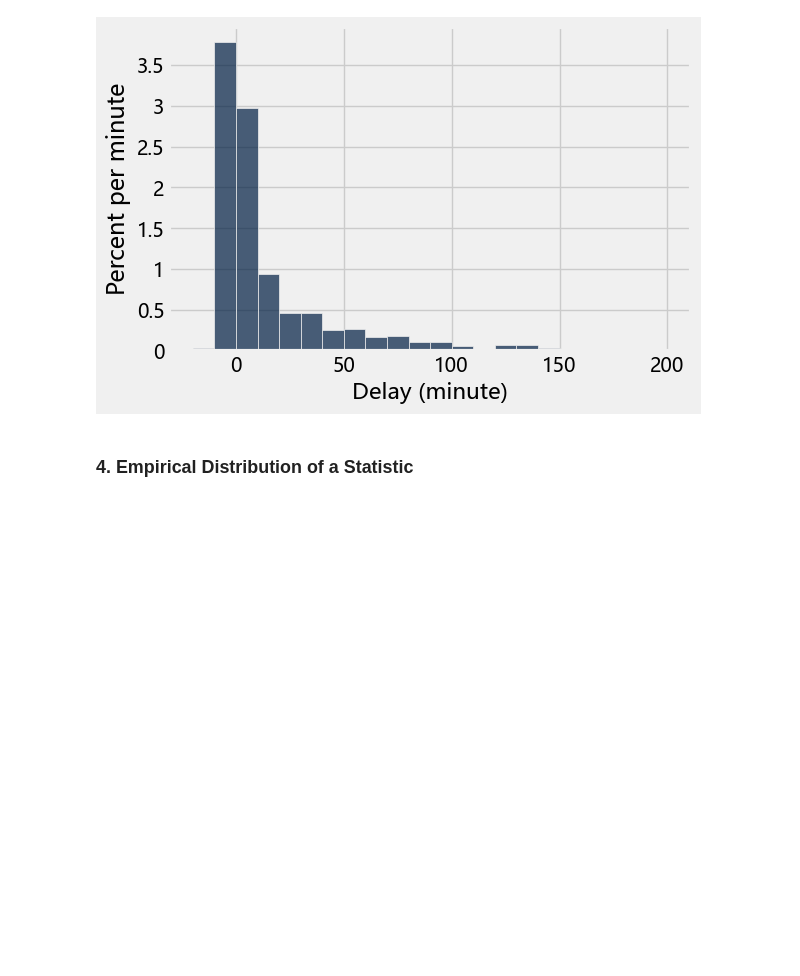
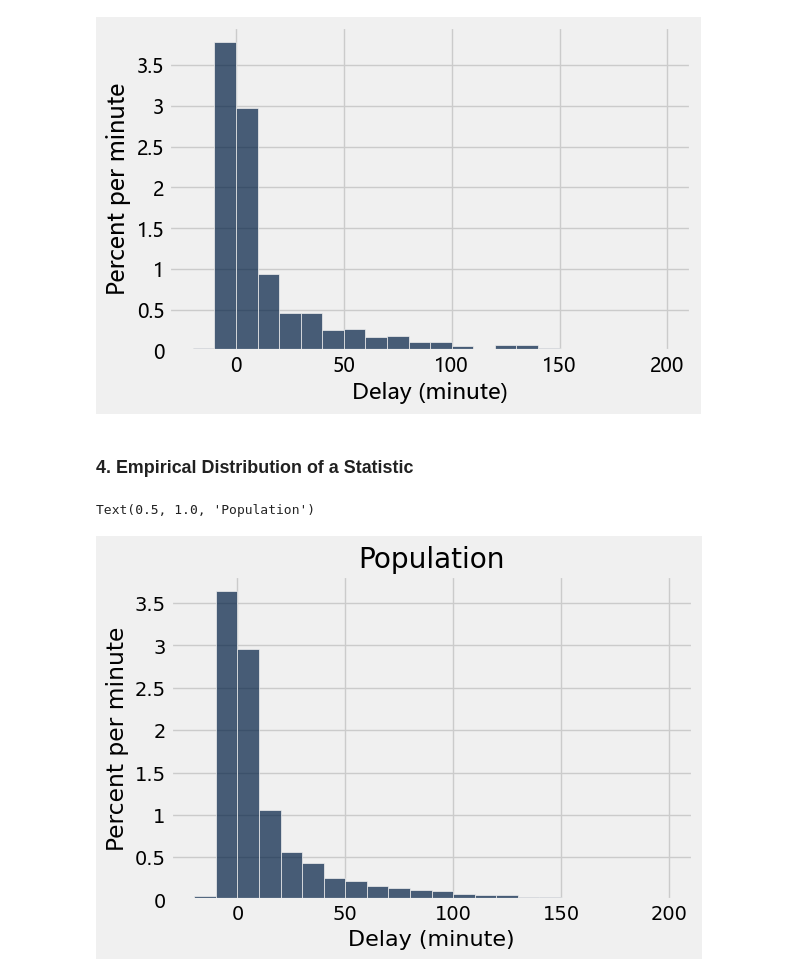
Before and after one commit to Matthew-HMS/Datascience101, a Jupyter notebook: Sampling.ipynb, the cells around one changed output. Drawn from its saved outputs; the diff is of its cells as text; code cells hidden in the pictures; blank space fills up the shorter version.

```diff
--- a/Sampling.ipynb
+++ b/Sampling.ipynb
@@ -186,3 +186,19 @@ empirical_hist_delay(1000)
 [figure]
 # %% [markdown]
 ### 4. Empirical Distribution of a Statistic
+# %%
+from datascience import *
+%matplotlib inline
+
+import matplotlib.pyplot as plots
+plots.style.use('fivethirtyeight')
+import numpy as np
+# %%
+united = Table.read_table('https://raw.githubusercontent.com/yu-to-chen/data-science/master/assets/data/united_summer2015.csv')
+# %%
+delay_bins = np.arange(-20, 201, 10)
+united.hist('Delay', bins = delay_bins, unit = 'minute')
+plots.title('Population')
+# %% [output]
+Text(0.5, 1.0, 'Population')
+[figure, added]
```
Also changed, not shown: parts of 18 cells of this notebook.
